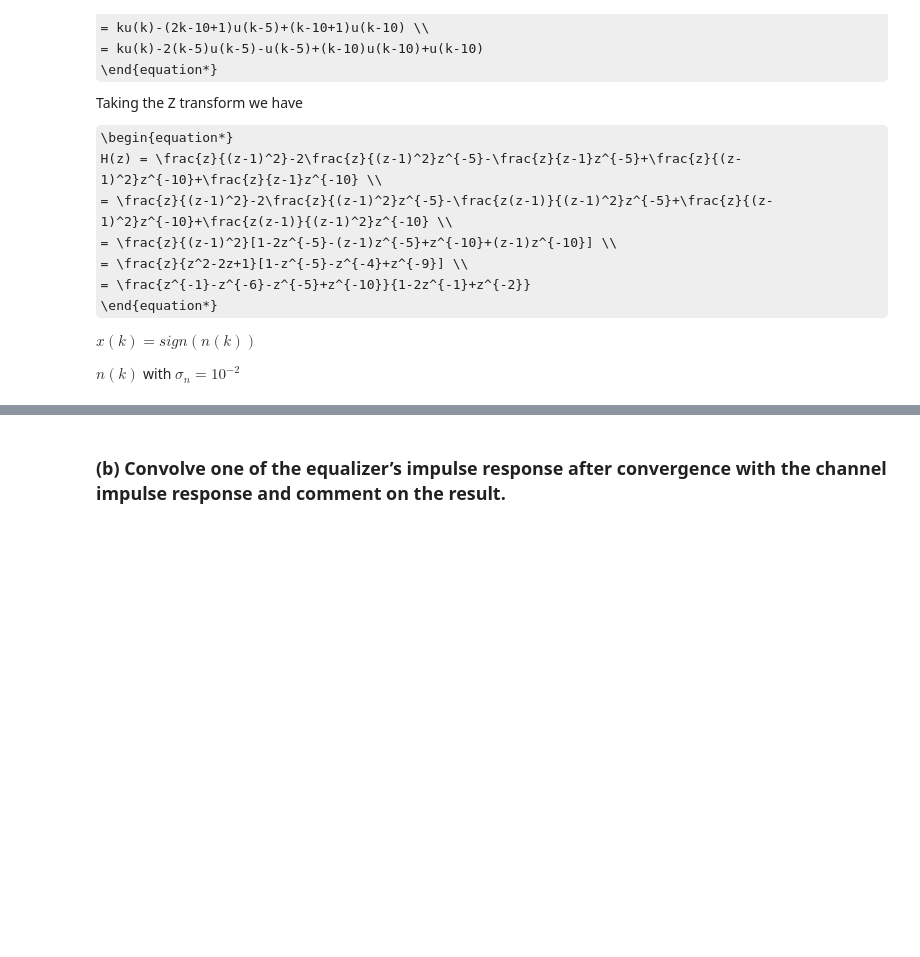
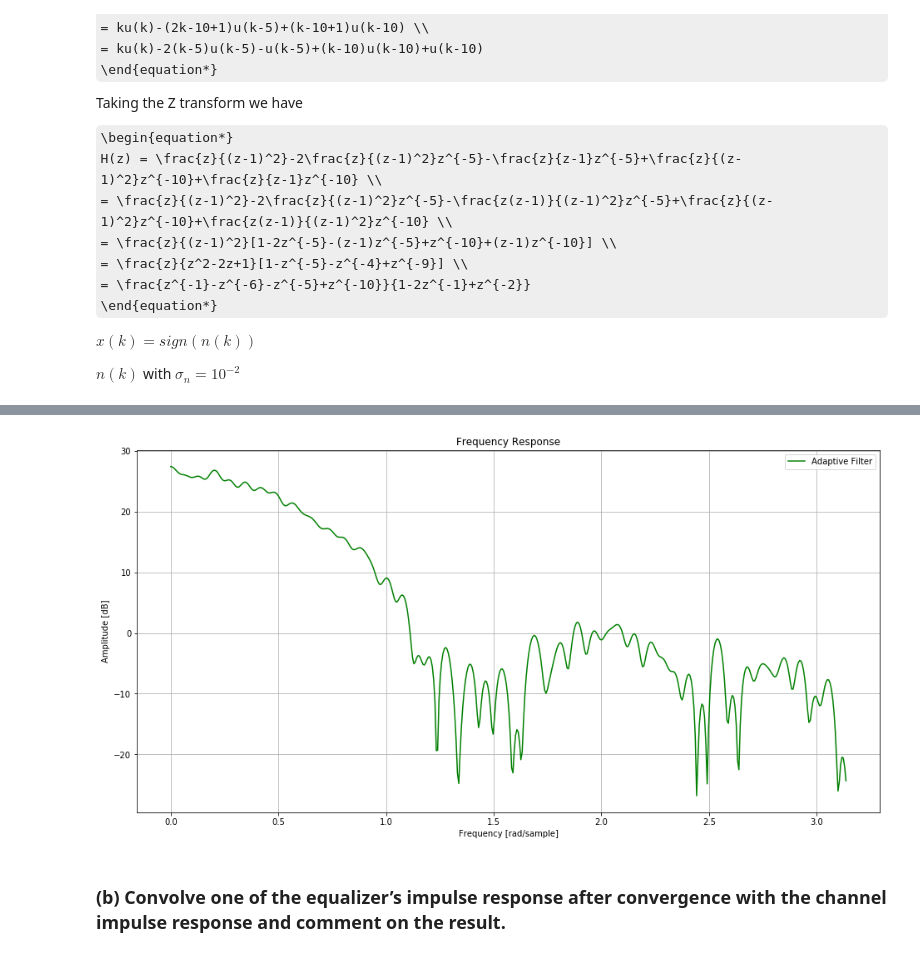
Before and after one commit to guedes-joaofelipe/adaptive-filtering, a Jupyter notebook: Notebooks/exercises_chap3.ipynb, the cells around one changed output, grey strips where cells are left out. Saved outputs shown, nothing was run; the diff lists cells and outputs as text; code cells hidden in the pictures; some formulas as TeX source; blank space fills up the shorter version.

```diff
--- a/Notebooks/exercises_chap3.ipynb
+++ b/Notebooks/exercises_chap3.ipynb
@@ -612,3 +629,18 @@ generate_learning_plots(K, len(w_o), MSE_av, MSEmin_av, W_av, w_o, output_filepa
+# %%
+wf_lms, h_lms = signal.freqz(lms.coef_vector[-1])
+
+fig, ax = plt.subplots(ncols=1, nrows=1, figsize=(16,8))
+
+ax.plot(wf_lms, 20 * np.log10(abs(h_lms)), 'g', label='Adaptive Filter')
+ax.set_ylabel('Amplitude [dB]'), ax.set_title('Frequency Response')
+ax.set_xlabel('Frequency [rad/sample]')
+ax.grid(True)
+ax.legend()
+
+if output_filepath is not None:
+    fig.savefig(output_filepath + 'a_frequency_response.jpg', bbox_inches = 'tight')
+# %% [output]
+[figure, added]
 # %% [markdown]
 ### (b) Convolve one of the equalizer’s impulse response after convergence with the channel impulse response and comment on the result.
 # %%
```
Also changed, not shown: parts of 6 cells of this notebook, 4 other files.
